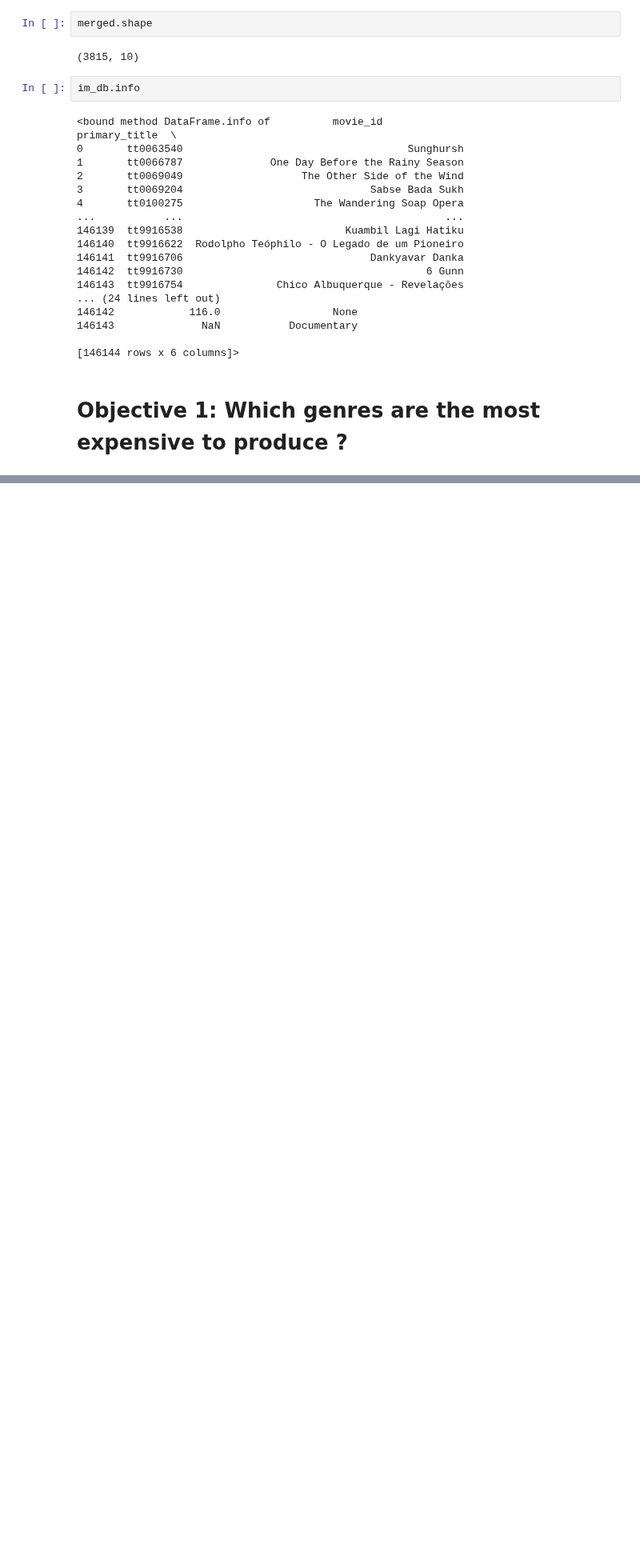
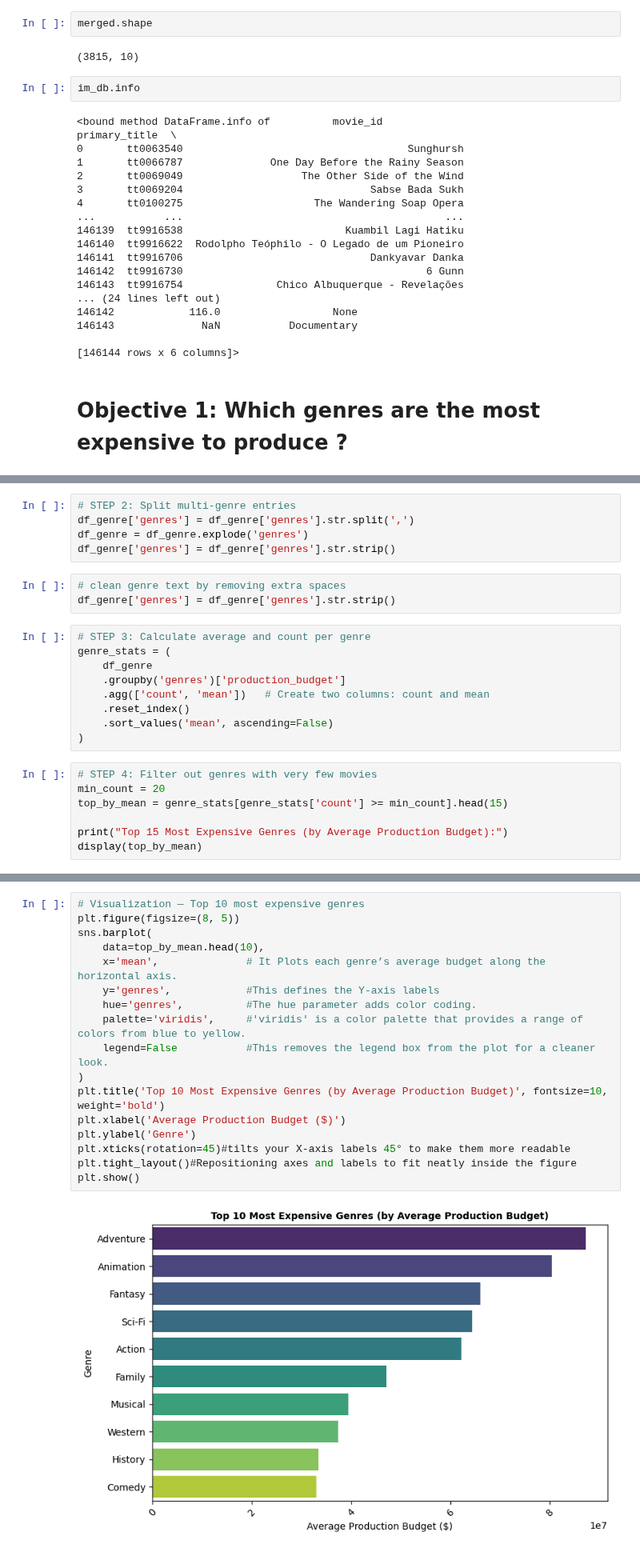
Before and after one commit to fredrickochieng-cell/Group4_Phase2_Project, a Jupyter notebook: Notebooks/michael.ipynb, the cells around one changed output, grey strips where cells are left out. Shown at 80% size. Cells and saved outputs as stored; diff of their text form; blank space fills up the shorter version.

```diff
--- a/Notebooks/michael.ipynb
+++ b/Notebooks/michael.ipynb
@@ -482,0 +485,24 @@ im_db.info
+# %%
+# STEP 2: Split multi-genre entries
+df_genre['genres'] = df_genre['genres'].str.split(',')
+df_genre = df_genre.explode('genres')
+df_genre['genres'] = df_genre['genres'].str.strip()
+# %%
+# clean genre text by removing extra spaces
+df_genre['genres'] = df_genre['genres'].str.strip()
+# %%
+# STEP 3: Calculate average and count per genre
+genre_stats = (
+    df_genre
+    .groupby('genres')['production_budget']
+    .agg(['count', 'mean'])   # Create two columns: count and mean
+    .reset_index()
+    .sort_values('mean', ascending=False)
+)
+# %%
+# STEP 4: Filter out genres with very few movies
+min_count = 20
+top_by_mean = genre_stats[genre_stats['count'] >= min_count].head(15)
+
+print("Top 15 Most Expensive Genres (by Average Production Budget):")
+display(top_by_mean)
@@ -482,0 +527,19 @@ im_db.info
+# %%
+# Visualization — Top 10 most expensive genres
+plt.figure(figsize=(8, 5))
+sns.barplot(
+    data=top_by_mean.head(10),
+    x='mean',              # It Plots each genre’s average budget along the horizontal axis.
+    y='genres',            #This defines the Y-axis labels
+    hue='genres',          #The hue parameter adds color coding.
+    palette='viridis',     #'viridis' is a color palette that provides a range of colors from blue to yellow.
+    legend=False           #This removes the legend box from the plot for a cleaner look.
+)
+plt.title('Top 10 Most Expensive Genres (by Average Production Budget)', fontsize=10, weight='bold')
+plt.xlabel('Average Production Budget ($)')
+plt.ylabel('Genre')
+plt.xticks(rotation=45)#tilts your X-axis labels 45° to make them more readable
+plt.tight_layout()#Repositioning axes and labels to fit neatly inside the figure
+plt.show()
+# %% [output]
+[figure, added]
```
Also changed, not shown: parts of 7 cells of this notebook.
